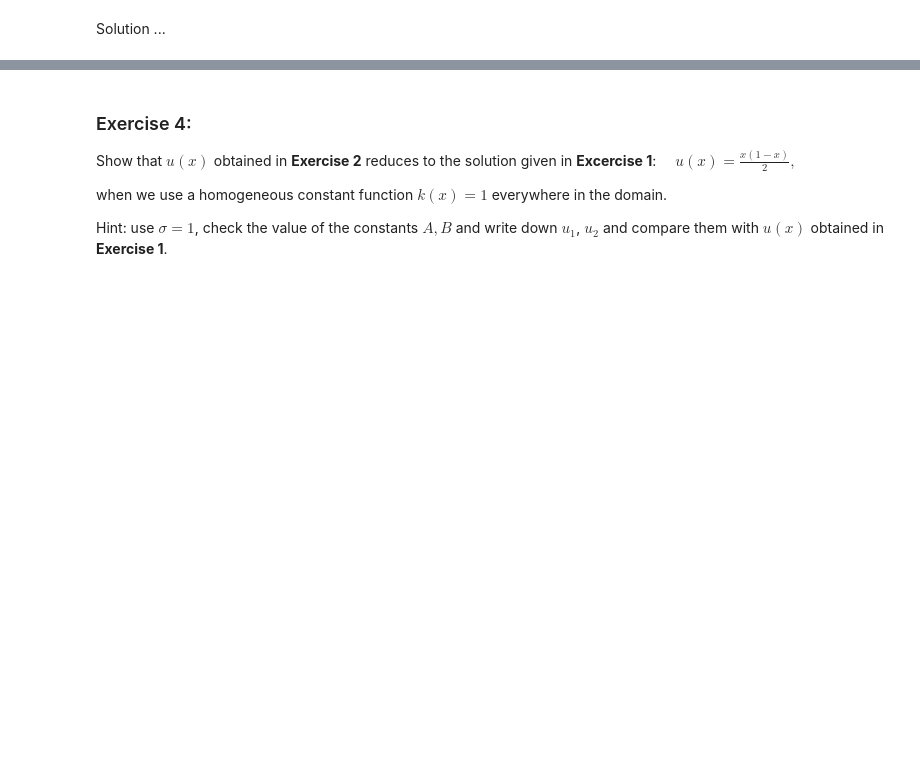
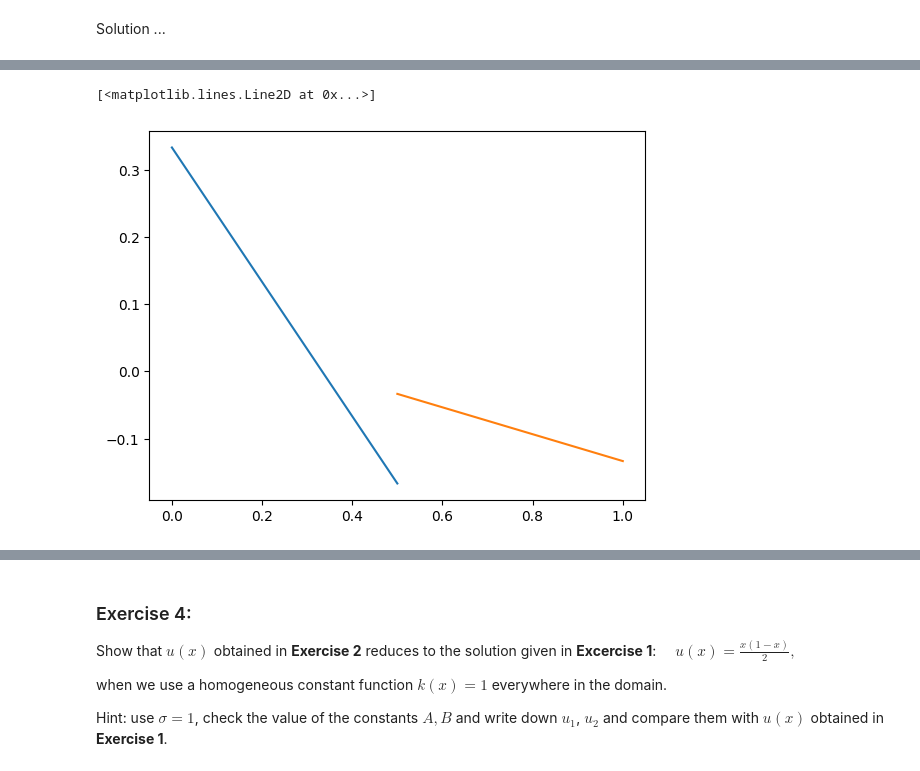
Before and after one commit to kalle6452/PDE, a Jupyter notebook: lab02.ipynb, the cells around one changed output, grey strips where cells are left out. Saved outputs shown, nothing was run; the diff lists cells and outputs as text; code cells hidden in the pictures; blank space fills up the shorter version.

```diff
--- a/lab02.ipynb
+++ b/lab02.ipynb
@@ -132,0 +149,14 @@ Solution ...
+# %%
+# 3) u'(x) ej kont men k(x)*u'(x) kont
+sigma = 5
+# u'(x)
+x = np.linspace(0,0.5,1000)
+A = (sigma + 3)/(4*(sigma + 1))
+y = A-x
+plt.plot(x,y)
+x = np.linspace(0.5,1,1000)
+y = (1/sigma)*(A-x)
+plt.plot(x,y)
+# %% [output]
+[<matplotlib.lines.Line2D at 0x...>]
+[figure, added]
```
Also changed, not shown: parts of 4 cells of this notebook.
